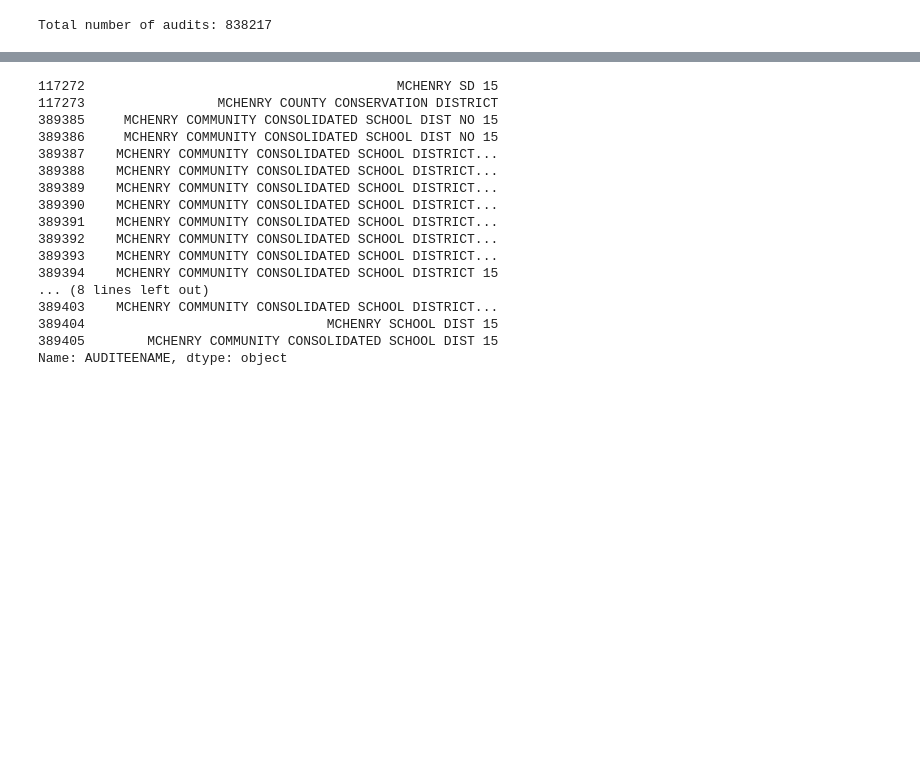
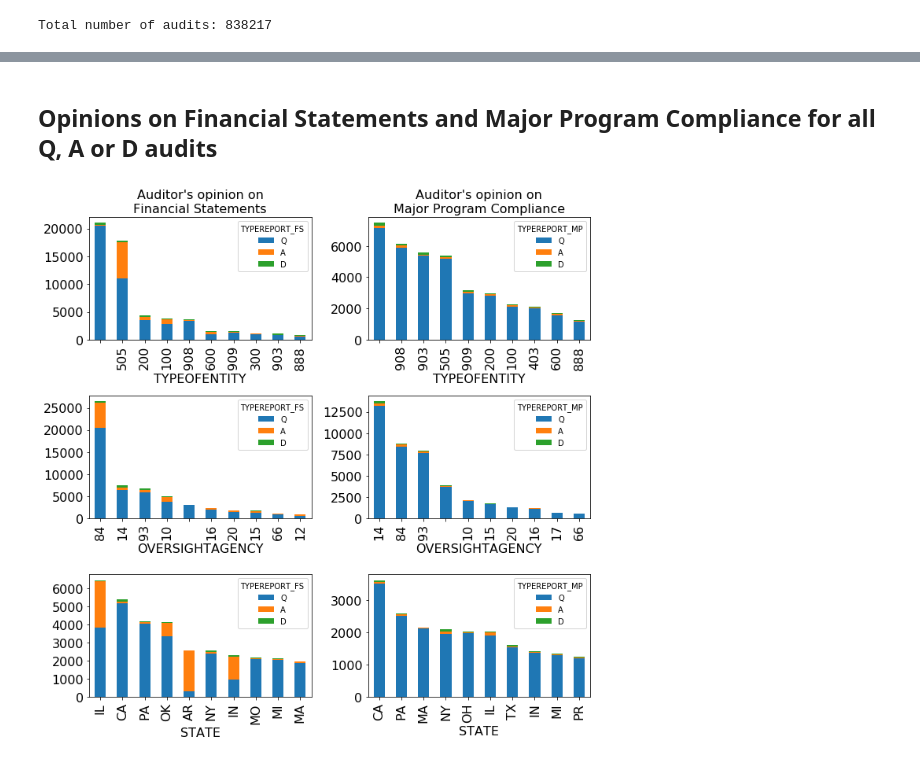
Before and after one commit to ihwang/fac, a Jupyter notebook: general_trends.ipynb, the cells around one changed output, grey strips where cells are left out. Cells and saved outputs as stored; diff of their text form; code cells hidden in the pictures; blank space fills up the shorter version.

```diff
--- a/general_trends.ipynb
+++ b/general_trends.ipynb
@@ -112,24 +56,0 @@ Total number of audits: 13096
-# %%
-# Note: because we are looking for audits containing opinion, the sum of op_series is greater than 1
-ilea_df = general_df[general_df['TYPEOFENTITY'] == '505']
-op_list = ['U', 'Q', 'A', 'D', 'S']
-op_groups = ilea_df.groupby('TYPEREPORT_FS').size()
-op_dict = dict(zip(op_list, np.zeros(len(op_list))))
-for op in op_groups.index:
-    for i in op:
-        op_dict[i] += op_groups[op]
-op_series = pd.Series(op_dict)
-op_series = op_series / len(ilea_df) * 100
-
-
-fig, axes = plt.subplots(figsize=(7, 5))
-percent_505_audits_plot = op_series.plot(kind='bar', fontsize=16)
-percent_505_audits_plot.set_xlabel('Opinion contained in audit', fontsize=16)
-percent_505_audits_plot.set_ylabel('Percent of all audits', fontsize=16)
-percent_505_audits_plot.set_title(
-    'Auditor opinions financial statements\non ILEA agencies from %s to %s' %(min(ilea_df['AUDITYEAR']), max(ilea_df['AUDITYEAR'])),
-    fontsize=16
-)
-plt.tight_layout()
-plt.show()
-print('Total number of audits:', len(ilea_df))
@@ -250,22 +57,24 @@ sorted(ilea_audit_dict.items(), reverse=True, key=lambda x:x[1])
-# %%
-ein = 366005086
-ein_df = general_df[general_df['EIN'] == ein]['AUDITEENAME']
-ein_df
-# %% [output]
-117272                                        MCHENRY SD 15
-117273                 MCHENRY COUNTY CONSERVATION DISTRICT
-389385     MCHENRY COMMUNITY CONSOLIDATED SCHOOL DIST NO 15
-389386     MCHENRY COMMUNITY CONSOLIDATED SCHOOL DIST NO 15
-389387    MCHENRY COMMUNITY CONSOLIDATED SCHOOL DISTRICT...
-389388    MCHENRY COMMUNITY CONSOLIDATED SCHOOL DISTRICT...
-389389    MCHENRY COMMUNITY CONSOLIDATED SCHOOL DISTRICT...
-389390    MCHENRY COMMUNITY CONSOLIDATED SCHOOL DISTRICT...
-389391    MCHENRY COMMUNITY CONSOLIDATED SCHOOL DISTRICT...
-389392    MCHENRY COMMUNITY CONSOLIDATED SCHOOL DISTRICT...
-389393    MCHENRY COMMUNITY CONSOLIDATED SCHOOL DISTRICT...
-389394    MCHENRY COMMUNITY CONSOLIDATED SCHOOL DISTRICT 15
-... (8 lines left out)
-389403    MCHENRY COMMUNITY CONSOLIDATED SCHOOL DISTRICT...
-389404                               MCHENRY SCHOOL DIST 15
-389405        MCHENRY COMMUNITY CONSOLIDATED SCHOOL DIST 15
-Name: AUDITEENAME, dtype: object
+# %% [markdown]
+## Opinions on Financial Statements and Major Program Compliance for all Q, A or D audits
+# %%
+fig, axes = plt.subplots(nrows=3, ncols=2, figsize=(10, 10))
+for (i, sortby) in enumerate(['TYPEOFENTITY', 'OVERSIGHTAGENCY', 'STATE']):
+    for j, (cat_string, cat) in enumerate(
+        [('Financial Statements', 'TYPEREPORT_FS'), ('Major Program Compliance', 'TYPEREPORT_MP')]
+    ):
+        df_qad = df_general[df_general[cat].isin(['Q','A','D'])]
+        top_10_sortby = df_qad[sortby].value_counts().head(10).index
+        df_top10_sortby = df_qad[df_qad[sortby].isin(top_10_sortby)]
+        df_top10_qad = df_top10_sortby.groupby(sortby)[cat].value_counts()
+        subplot = df_top10_qad.reindex(index=top_10_sortby, level=0).unstack()[['Q', 'A', 'D']].\
+        plot(
+            kind='bar', fontsize=16, stacked=True, ax=axes[i, j]
+        )
+        if i == 0:
+            subplot.set_title('Auditor\'s opinion on\n%s' %cat_string, fontsize=16)
+        subplot.set_xlabel(sortby, fontsize=16)
+plt.tight_layout()
+plt.show()
+states = list(top_10_sortby)
+# %% [output]
+[figure, added]
```
Also changed, not shown: parts of 18 cells of this notebook, 1 other file.
